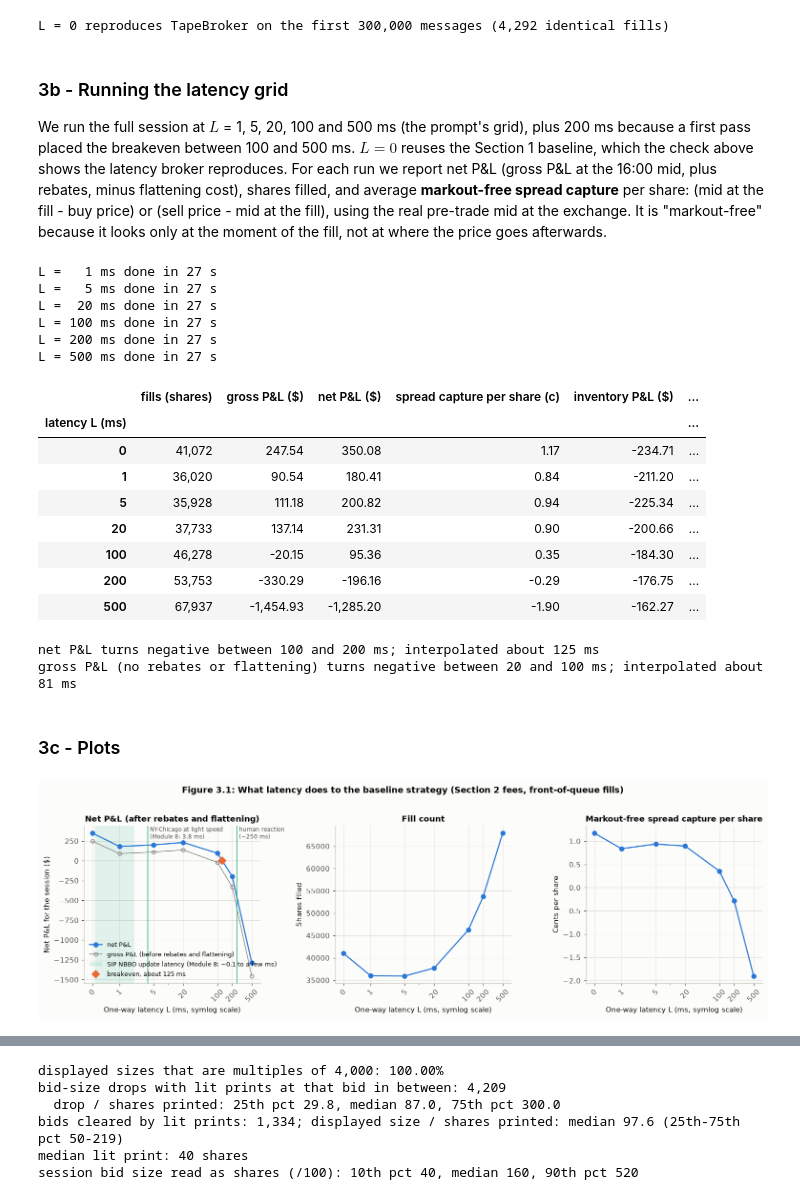
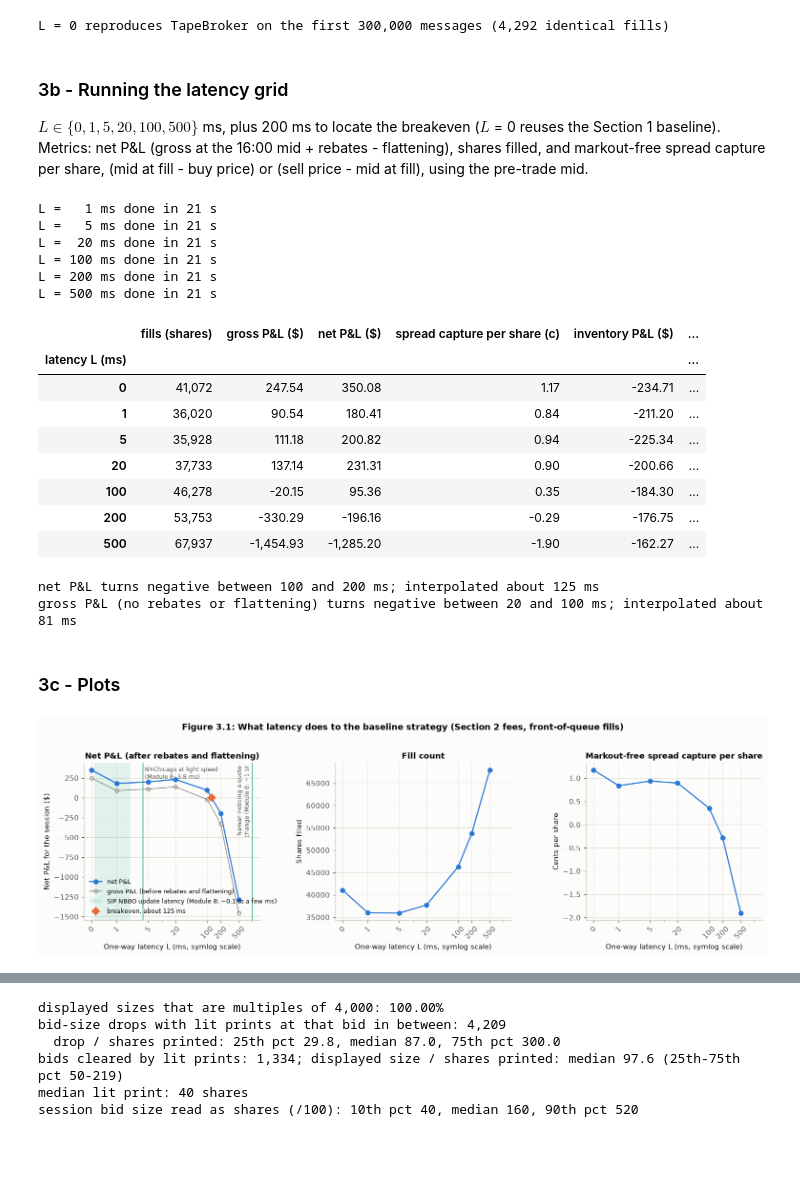
Before and after one commit to tbrown122387/stat-4170-public, a Jupyter notebook: case-studies/cs3/case-study-3.ipynb, the cells around one changed output, grey strips where cells are left out. Saved outputs shown, nothing was run; the diff lists cells and outputs as text; code cells hidden in the pictures; blank space fills up the shorter version.

```diff
--- a/case-studies/cs3/case-study-3.ipynb
+++ b/case-studies/cs3/case-study-3.ipynb
@@ -35,8 +30,6 @@ from fake_broker import FakeBroker, OrderFilled, QuoteUpdate, TradePrint
 from simulate_as import simulate_as
 
 TAPE_PATH = "data/20260812_spy.txt"  # submission layout: data/ next to this notebook
-if not os.path.exists(TAPE_PATH):
-    TAPE_PATH = "../../data/20260812_spy.txt"  # course-repo layout used during development
 assert os.path.exists(TAPE_PATH), f"tape not found at {TAPE_PATH}"
 
 EVAL_MAX_MESSAGES = 2_400_000  # more than the tape's 2,367,205 lines, so every run reads the whole day
@@ -1554,7 +1514,7 @@ L = 0 reproduces TapeBroker on the first 300,000 messages (4,292 identical fills
 # %% [markdown]
 ### 3b - Running the latency grid
 
-We run the full session at $L$ = 1, 5, 20, 100 and 500 ms (the prompt's grid), plus 200 ms because a first pass placed the breakeven between 100 and 500 ms. $L = 0$ reuses the Section 1 baseline, which the check above shows the latency broker reproduces. For each run we report net P&L (gross P&L at the 16:00 mid, plus rebates, minus flattening cost), shares filled, and average **markout-free spread capture** per share: (mid at the fill - buy price) or (sell price - mid at the fill), using the real pre-trade mid at the exchange. It is "markout-free" because it looks only at the moment of the fill, not at where the price goes afterwards.
+$L \in \{0, 1, 5, 20, 100, 500\}$ ms, plus 200 ms to locate the breakeven ($L$ = 0 reuses the Section 1 baseline). Metrics: net P&L (gross at the 16:00 mid + rebates - flattening), shares filled, and markout-free spread capture per share, (mid at fill - buy price) or (sell price - mid at fill), using the pre-trade mid.
 # %%
 LATENCIES_MS = [0, 1, 5, 20, 100, 200, 500]  # the prompt's grid plus 200 ms to pin down the breakeven
 latency_runs = {0: baseline}
@@ -1608,12 +1568,12 @@ for label, column in (("net P&L", "net P&L ($)"), ("gross P&L (no rebates or fla
 net_crossing = breakeven(latency_table["net P&L ($)"])
 breakeven_ms = net_crossing[2] if net_crossing else None
 # %% [output]
-L =   1 ms done in 27 s
-L =   5 ms done in 27 s
-L =  20 ms done in 27 s
-L = 100 ms done in 27 s
-L = 200 ms done in 27 s
-L = 500 ms done in 27 s
+L =   1 ms done in 21 s
+L =   5 ms done in 21 s
+L =  20 ms done in 21 s
+L = 100 ms done in 21 s
+L = 200 ms done in 21 s
+L = 500 ms done in 21 s
 |  | fills (shares) | gross P&L ($) | net P&L ($) | spread capture per share (c) | inventory P&L ($) | ... |
 | latency L (ms) |  |  |  |  |  | ... |
 | 0 | 41,072 | 247.54 | 350.08 | 1.17 | -234.71 | ... |
@@ -1630,35 +1590,37 @@ gross P&L (no rebates or flattening) turns negative between 20 and 100 ms; inter
 # %%
 x = np.array(LATENCIES_MS, dtype=float)
 fig, axes = plt.subplots(1, 3, figsize=(14, 4.4))
 panels = [
     ("net P&L ($)", "Net P&L for the session ($)", "Net P&L (after rebates and flattening)"),
     ("fills (shares)", "Shares filled", "Fill count"),
     ("spread capture per share (c)", "Cents per share", "Markout-free spread capture per share"),
 ]
 for ax, (column, ylabel, title) in zip(axes, panels):
     ax.plot(x, latency_table[column], marker="o", ms=6, color=COLORS["real"])
     if column != "fills (shares)":
         ax.axhline(0, color="#c3c2b7", lw=0.8)
     ax.set_xscale("symlog", linthresh=1, linscale=0.5)
-    ax.set_xlim(-0.3, 750)
+    ax.set_xlim(-0.3, 1500)
     ax.set_xticks(x, [f"{int(v)}" for v in x], rotation=45)
     ax.set_xlabel("One-way latency L (ms, symlog scale)")
     ax.set_ylabel(ylabel)
     ax.set_title(title)
 axes[0].plot(x, latency_table["gross P&L ($)"], marker="o", ms=5, lw=1, color=COLORS["muted"], mfc="none",
              label="gross P&L (before rebates and flattening)")
 axes[0].lines[0].set_label("net P&L")
 axes[0].axvspan(0.1, 2, color=COLORS["accent"], alpha=0.12, lw=0, label="SIP NBBO update latency (Module 8: ~0.1 to a few ms)")
-for ref_ms, label in ((3.8, "NY-Chicago at light speed\n(Module 8: 3.8 ms)"), (250, "human reaction\n(~250 ms)")):
+for ref_ms, label, rotation in ((3.8, "NY-Chicago at light speed\n(Module 8: 3.8 ms)", 0),
+                                (1000, "human noticing a quote\nchange (Module 8: ~1 s)", 90)):
     axes[0].axvline(ref_ms, color=COLORS["accent"], lw=1)
-    axes[0].text(ref_ms * 1.1, axes[0].get_ylim()[1], label, fontsize=8, color=COLORS["ink"], va="top")
+    axes[0].text(ref_ms * (1.1 if rotation == 0 else 0.92), 0.98, label, transform=axes[0].get_xaxis_transform(),
+                 fontsize=8, color=COLORS["ink"], va="top", ha="left" if rotation == 0 else "right", rotation=rotation)
 if breakeven_ms is not None:
     axes[0].plot(breakeven_ms, 0, "D", ms=7, color=COLORS["sim"], label=f"breakeven, about {breakeven_ms:.0f} ms")
 axes[0].legend(fontsize=8.5, loc="lower left")
 fig.suptitle("Figure 3.1: What latency does to the baseline strategy (Section 2 fees, front-of-queue fills)",
              fontweight="bold", y=1.02)
 fig.tight_layout()
 plt.show()
 # %% [output]
-[figure, old version]
+[figure, new version]
 # %% [markdown]
```
Also changed, not shown: parts of 45 cells of this notebook, 1 other file.
